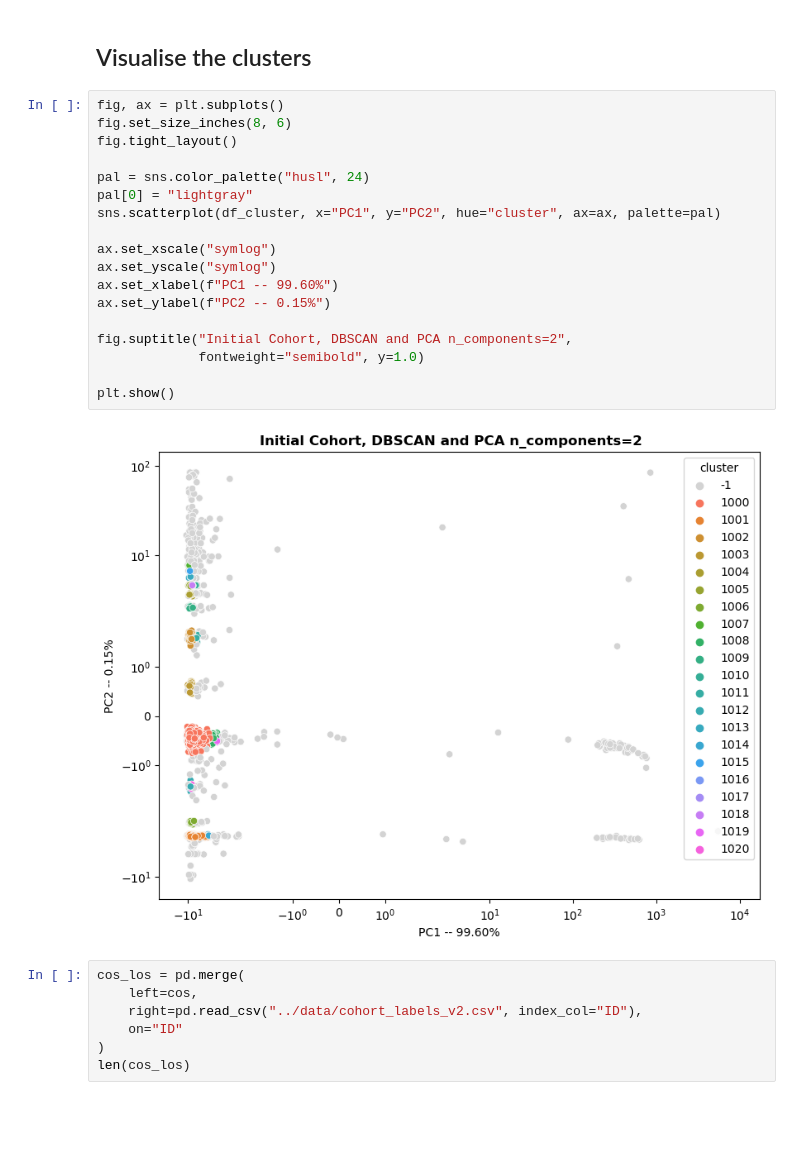
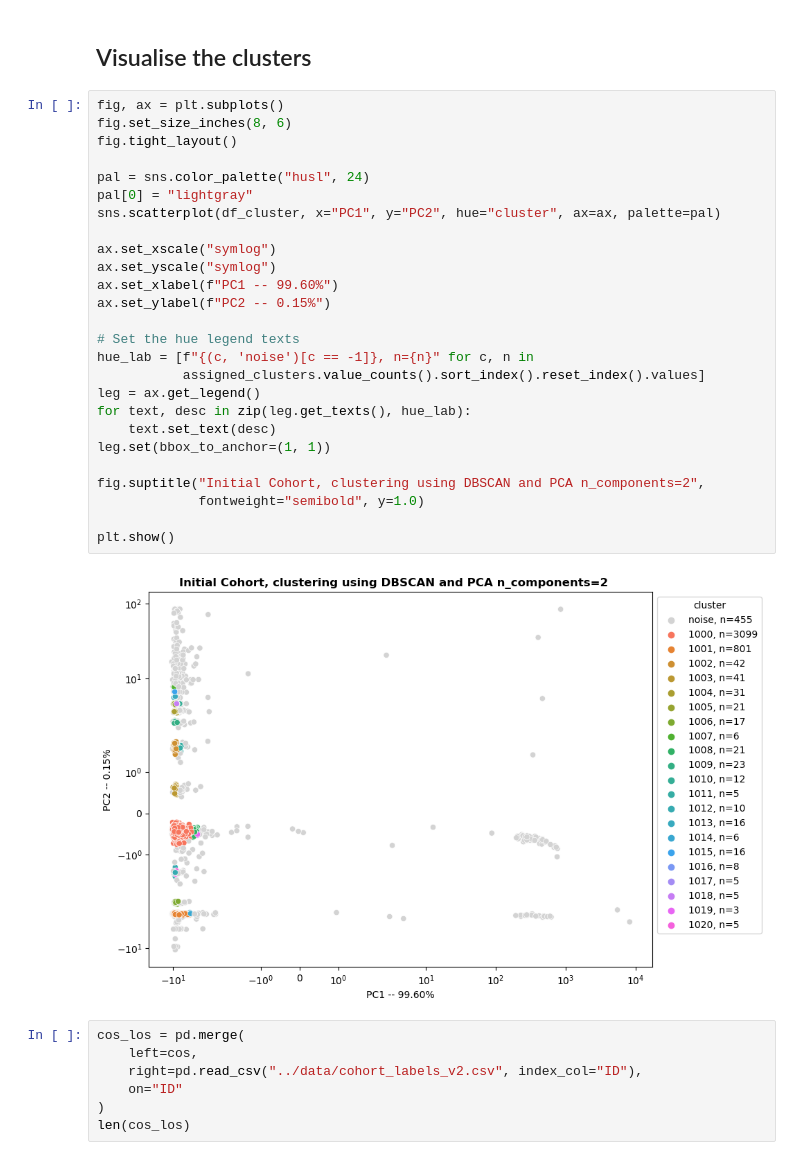
Before and after one commit to johnsonjzhou/comp90089-project, a Jupyter notebook: cluster/dbscan_v2_pca.ipynb, the cells around one changed output. Saved outputs shown, nothing was run; the diff lists cells and outputs as text; blank space fills up the shorter version.

Commit message:
feat: update DBSCAN plot to include size of each cluster

```diff
--- a/cluster/dbscan_v2_pca.ipynb
+++ b/cluster/dbscan_v2_pca.ipynb
@@ -126,23 +126,31 @@ cos
 # %%
 fig, ax = plt.subplots()
 fig.set_size_inches(8, 6)
 fig.tight_layout()
 
 pal = sns.color_palette("husl", 24)
 pal[0] = "lightgray"
 sns.scatterplot(df_cluster, x="PC1", y="PC2", hue="cluster", ax=ax, palette=pal)
 
 ax.set_xscale("symlog")
 ax.set_yscale("symlog")
 ax.set_xlabel(f"PC1 -- 99.60%")
 ax.set_ylabel(f"PC2 -- 0.15%")
 
-fig.suptitle("Initial Cohort, DBSCAN and PCA n_components=2",
+# Set the hue legend texts
+hue_lab = [f"{(c, 'noise')[c == -1]}, n={n}" for c, n in
+           assigned_clusters.value_counts().sort_index().reset_index().values]
+leg = ax.get_legend()
+for text, desc in zip(leg.get_texts(), hue_lab):
+    text.set_text(desc)
+leg.set(bbox_to_anchor=(1, 1))
+
+fig.suptitle("Initial Cohort, clustering using DBSCAN and PCA n_components=2",
              fontweight="semibold", y=1.0)
 
 plt.show()
 # %% [output]
-[figure, old version]
+[figure, new version]
 # %%
 cos_los = pd.merge(
     left=cos,
```
